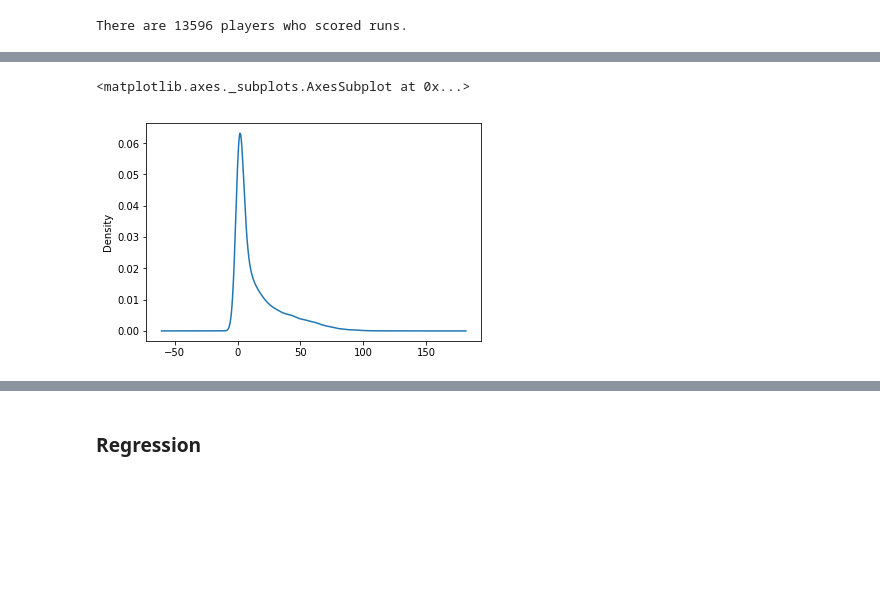
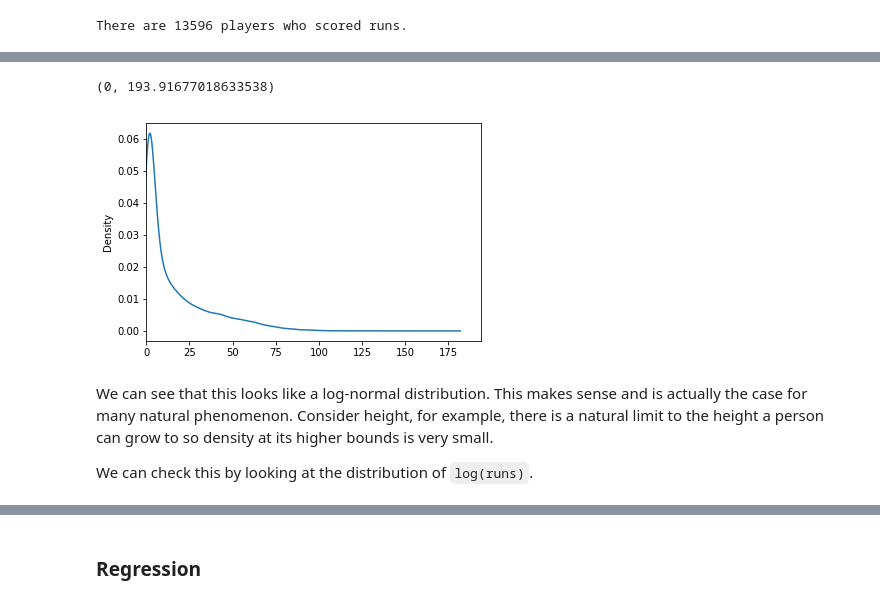
Before and after one commit to DistrictDataLabs/dod-ds-overview, a Jupyter notebook: supervised_learning.ipynb, the cells around one changed output, grey strips where cells are left out. Saved outputs shown, nothing was run; the diff lists cells and outputs as text; code cells hidden in the pictures; blank space fills up the shorter version.

```diff
--- a/supervised_learning.ipynb
+++ b/supervised_learning.ipynb
@@ -62,5 +85,10 @@ Let's take a look at the distribution of runs using a kernel density estimator:
 # %%
-df['R'].plot(kind='kde')
+plot = df['R'].plot(kind='kde')
+plot.set_xlim(0,)
 # %% [output]
-<matplotlib.axes._subplots.AxesSubplot at 0x...>
+(0, 193.91677018633538)
-[figure, old version]
+[figure, new version]
+# %% [markdown]
+We can see that this looks like a log-normal distribution. This makes sense and is actually the case for many natural phenomenon. Consider height, for example, there is a natural limit to the height a person can grow to so density at its higher bounds is very small.
+
+We can check this by looking at the distribution of `log(runs)`.
```
Also changed, not shown: parts of 41 cells of this notebook.
